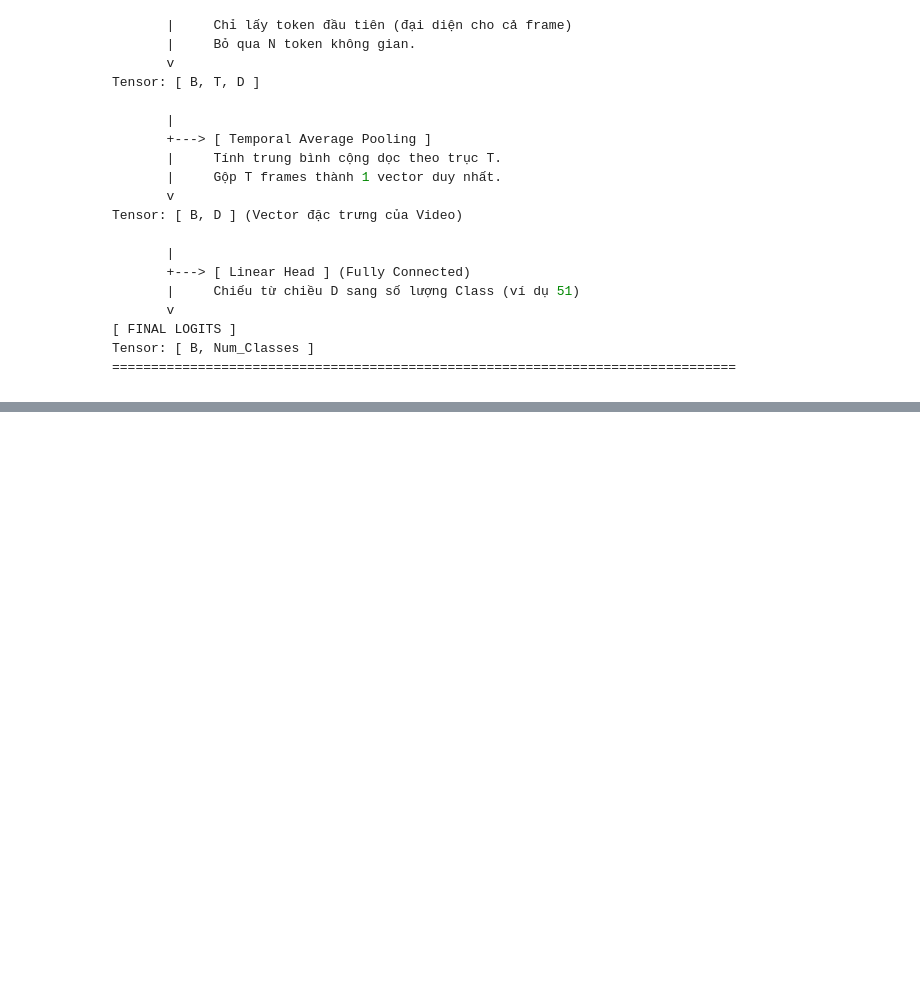
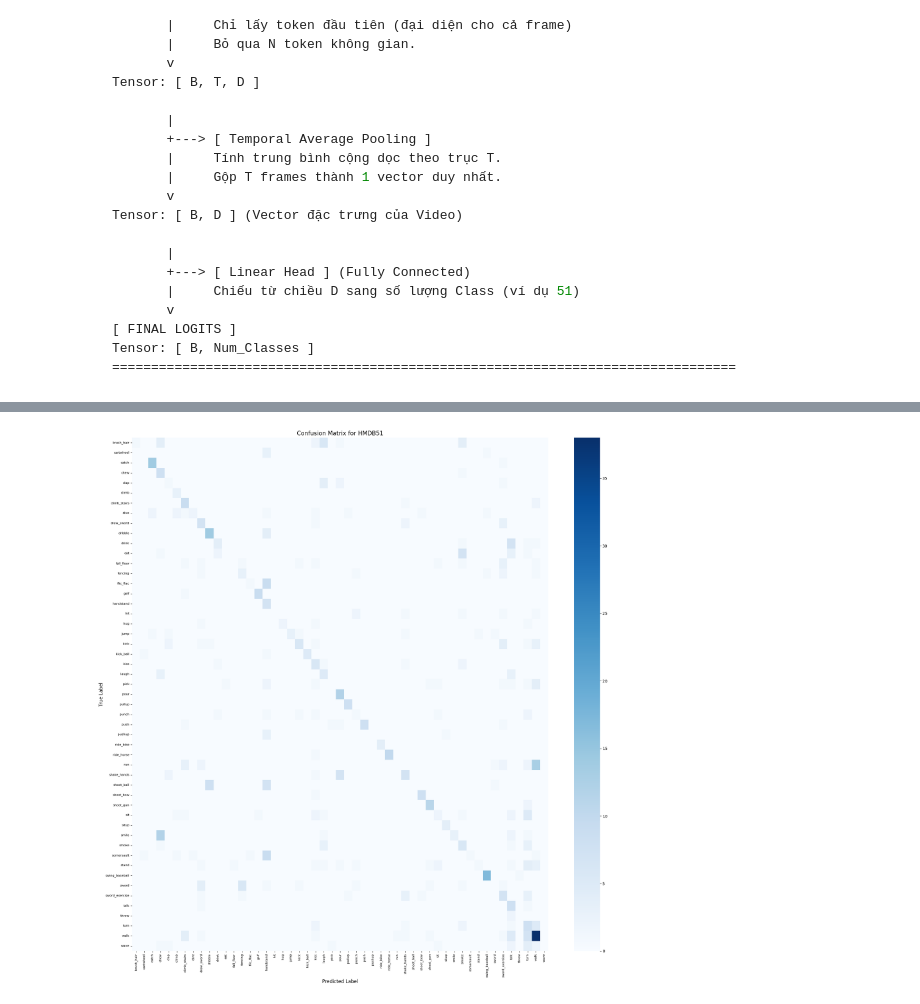
Before and after one commit to MathematicGuy/Machine-Learning-Deep-Learning-2025, a Jupyter notebook: AIO2025_MeinCode/Module7/action-recognition/[Exercise]_LSVIT_HMDB51_new.ipynb, the cells around one changed output, grey strips where cells are left out. Saved outputs shown, nothing was run; the diff lists cells and outputs as text; code cells hidden in the pictures; blank space fills up the shorter version.

Commit message:
Save1

```diff
--- a/AIO2025_MeinCode/Module7/action-recognition/[Exercise]_LSVIT_HMDB51_new.ipynb
+++ b/AIO2025_MeinCode/Module7/action-recognition/[Exercise]_LSVIT_HMDB51_new.ipynb
@@ -716,9 +721,13 @@ class LSViTBlock(nn.Module):
 
 class LSViTBackbone(nn.Module):
     # lắp ráp các mảnh ghép: PatchEmbed -> Positional Embedding -> Stack of Blocks.
-    def __init__(self, config: ViTConfig):
+    def __init__(self, config: ViTConfig, model_name='vit_base_patch16_224'):
         super().__init__()
         self.config = config
+
+        # 0. Tải mô hình chuẩn từ timm (đã train trên ImageNet)
+        pretrained_model = timm.create_model(model_name, pretrained=True)
+        pretrained_dict = pretrained_model.state_dict()
 
         # 1. Chuyển ảnh thành tokens
         self.patch_embed = PatchEmbed(self.config)
@@ -1352,0 +1415,81 @@ Missing keys: ['blocks.0.lmim.delta', 'blocks.0.lmim.reduce.weight', 'blocks.0.l
+# %%
+import timm
+
+EPOCHS = 5
+GRAD_ACCUM_STEPS = 16
+BASE_LR = 5e-5
+HEAD_LR = 2.5e-4
+WEIGHT_DECAY = 0.05
+PRETRAINED_NAME = 'vit_base_patch16_224' # ImageNet21K
+
+
+weights_dir = './weights'
+Path(weights_dir).mkdir(parents=True, exist_ok=True)
+best_ckpt = Path(weights_dir) / 'lsvit_hmdb51_best.pt'
+last_ckpt = Path(weights_dir) / 'lsvit_hmdb51_last.pt'
+
+config = ViTConfig(image_size=IMG_SIZE)
+model = LSViTForAction(config).to(DEVICE)
+load_vit_checkpoint(model.backbone, PRETRAINED_NAME, weights_dir)
+
+backbone_params = []
+head_params = []
+for name, param in model.named_parameters():
+    if not param.requires_grad:
+        continue
+    if name.startswith("backbone"):
+        backbone_params.append(param)
+    else:
+        head_params.append(param)
+
+optimizer = torch.optim.AdamW(
+    [
+        {"params": backbone_params, "lr": BASE_LR},
+        {"params": head_params, "lr": HEAD_LR},
+    ],
+    weight_decay=WEIGHT_DECAY,
+)
+scaler = torch.amp.GradScaler(enabled=torch.cuda.is_available()) # type: ignore
+
+history = {'train_loss': [], 'train_acc': [], 'val_loss': [], 'val_acc': []}
+best_acc = 0.0
+for epoch in range(EPOCHS):
+    train_loss, train_acc = train_one_epoch(
+        model,
+        train_loader,
+        optimizer,
+        scaler,
+        DEVICE,
+        grad_accum_steps=GRAD_ACCUM_STEPS,
+    )
+
+    criterion_val = torch.nn.CrossEntropyLoss()
+
+    # Gọi hàm evaluate_model MỚI (để lấy val_acc, top5, và các dự đoán)
+    val_loss, val_acc, val_acc5, val_targets, val_preds = evaluate_model(
+        model, val_loader, criterion_val, DEVICE, val_dataset.classes
+    )
+
+    # Vẽ Confusion Matrix
+    print(f"\n>>> Epoch {epoch + 1} Confusion Matrix:")
+    plot_confusion_matrix(val_targets, val_preds, val_dataset.classes)
+
+    # 3. Lưu lịch sử huấn luyện
+    history['train_loss'].append(train_loss)
+    history['train_acc'].append(train_acc)
+    history['val_loss'].append(val_loss)
+    history['val_acc'].append(val_acc) # val_acc này giờ lấy từ evaluate_model
+
+    torch.save({'model': model.state_dict(), 'acc': val_acc}, last_ckpt)
+    if val_acc > best_acc:
+        best_acc = val_acc
+        torch.save({'model': model.state_dict(), 'acc': best_acc}, best_ckpt)
+
+    print(
+        f'Epoch {epoch + 1}/{EPOCHS} | train_loss={train_loss:.4f} | train_acc={train_acc:.4f} | '
+        f'val_loss={val_loss:.4f} | val_acc={val_acc:.4f} | best={best_acc:.4f}'
+    )
+
+trained_model = model
+training_history = history
+# %% [output]
@@ -1352,0 +1504 @@ Missing keys: ['blocks.0.lmim.delta', 'blocks.0.lmim.reduce.weight', 'blocks.0.l
+[figure, added]
```
Also changed, not shown: parts of 12 cells of this notebook, 57 other files.
